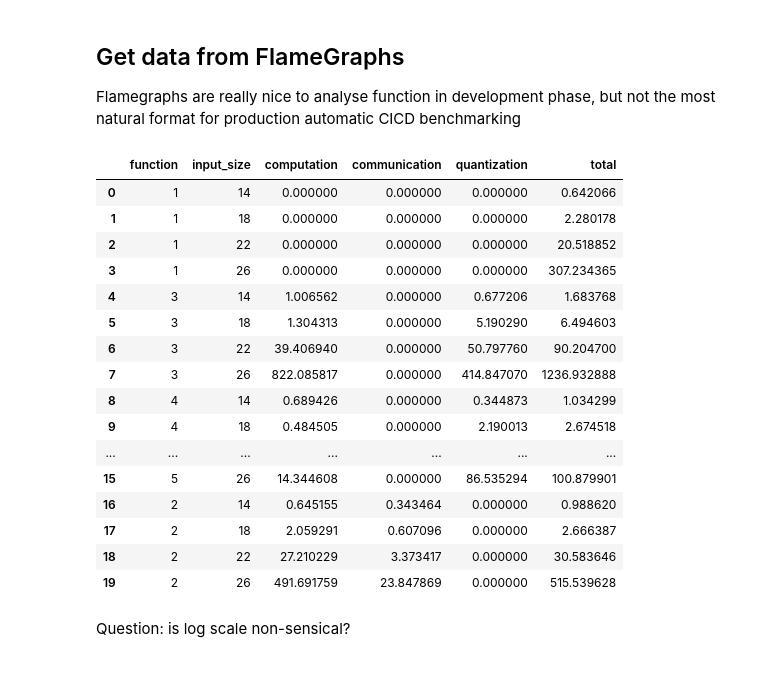
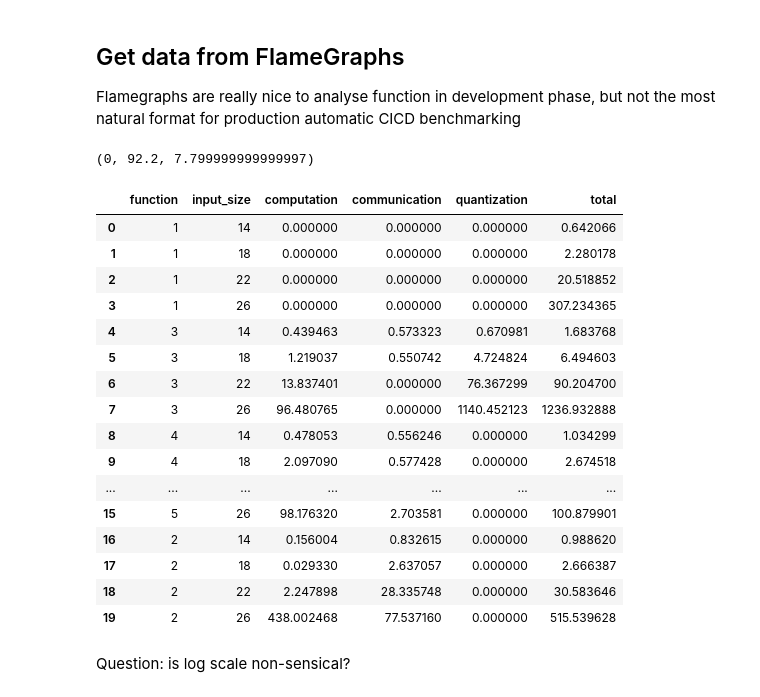
Before and after one commit to gessfred/gRPC, a Jupyter notebook: benchmarks/BenchViz.ipynb, the cells around one changed output. Saved outputs shown, nothing was run; the diff lists cells and outputs as text; code cells hidden in the pictures.

```diff
--- a/benchmarks/BenchViz.ipynb
+++ b/benchmarks/BenchViz.ipynb
@@ -45,24 +45,29 @@ runtimes = {
     'par24': allreduce_quant24_runtimes,
     'ar': allreduce_runtimes,
 }
+# %%
+def breakdown_of(graph, run='run:42'):
+    with open(graph) as svg:
+        quantization = [':137', ':142', ':154', ':150']
+        quantization = list(map(lambda s: 'all_reduce.py'+s, quantization))
+        quantization = ['quantize']
+        communication = ['isend', 'recv']
+        soup = BeautifulSoup(svg, 'lxml-xml')
+        titles = soup.findAll('title')
+        def percentage_of(trace):
+            matches = [title for title in titles if title.string.find(trace) != -1]
+            matches = list(map(lambda tag: tag.string, matches))
+            #percentage = sum(list(map(lambda trace: float(''.join(list(trace.split(':')[-1].split(',')[1])[:-2])), matches)))
+            percentages = list(map(lambda trace: float(''.join(trace.split(':')[-1].split(',')[-1][:-2])), matches))
+            return sum(percentages)
+        bias = percentage_of(run)
+        communication = sum([percentage_of(part) for part in communication])# * 100 #/ bias
+        quantization = sum(list(map(percentage_of, quantization)))# * 100# / bias
+        return communication, quantization, 100 - communication - quantization
+breakdown_of('exp19/np-26.svg')
+# %% [output]
+(0, 92.2, 7.799999999999997)
 # %%
-def breakdown_of(graph, run='run:42'):
-    with open(graph) as svg:
-        quantization = [':139', ':144', ':154', ':158']
-        quantization = list(map(lambda s: 'allreduce_quant'+s, quantization))
-        communication = ['allreduce:126', 'allreduce:128', 'allreduce:131', 'allreduce:116', 'allreduce:119', 'allreduce:122']
-        soup = BeautifulSoup(svg, 'lxml-xml')
-        titles = soup.findAll('title')
-        def percentage_of(trace):
-            matches = [title for title in titles if title.string.find(trace) != -1]
-            matches = list(map(lambda tag: tag.string, matches))
-            #percentage = sum(list(map(lambda trace: float(''.join(list(trace.split(':')[-1].split(',')[1])[:-2])), matches)))
-            percentages = list(map(lambda trace: float(''.join(trace.split(':')[-1].split(',')[-1][:-2])), matches))
-            return sum(percentages)
-        bias = percentage_of(run)
-        communication = sum([percentage_of(part) for part in communication]) * 100 / bias
-        quantization = sum(list(map(percentage_of, quantization))) * 100 / bias
-        return communication, quantization, 100 - communication - quantization
 #np.array([np.array() for fn in ['np']])
 df = {
     'function': [],
@@ -78,46 +83,46 @@ fcode = {
     'ext': 4,
     'par24': 5,
     'ar': 2,
 }
 for fn, rt in [('baseline', baseline_runtimes)]:
     for k, input_size in enumerate(range(14, 27, 4)):
         df['function'].append(fcode[fn])
         df['input_size'].append(input_size)
         df['computation'].append(0)
         df['communication'].append(0)
         df['quantization'].append(0)
         df['total'].append(rt[k])
 for fn in ['np', 'ext', 'par24', 'ar']:
     for k, input_size in enumerate(range(14, 27, 4)):
-        com, q, cmp = breakdown_of('exp17dec/{}-{}.svg'.format(fn, input_size))
+        com, q, cmp = breakdown_of('exp19/{}-{}.svg'.format(fn, input_size))
         rt = runtimes[fn][k]
         df['function'].append(fcode[fn])
         df['input_size'].append(input_size)
         df['computation'].append(cmp * rt / 100)
         df['communication'].append(com * rt / 100)
         df['quantization'].append(q * rt / 100)
         df['total'].append((cmp+com+q)*rt/100)
 
 df = pd.DataFrame.from_dict(df)
 df
 # %% [output]
 |  | function | input_size | computation | communication | quantization | total |
 | 0 | 1 | 14 | 0.000000 | 0.000000 | 0.000000 | 0.642066 |
 | 1 | 1 | 18 | 0.000000 | 0.000000 | 0.000000 | 2.280178 |
 | 2 | 1 | 22 | 0.000000 | 0.000000 | 0.000000 | 20.518852 |
 | 3 | 1 | 26 | 0.000000 | 0.000000 | 0.000000 | 307.234365 |
-| 4 | 3 | 14 | 1.006562 | 0.000000 | 0.677206 | 1.683768 |
-| 5 | 3 | 18 | 1.304313 | 0.000000 | 5.190290 | 6.494603 |
-| 6 | 3 | 22 | 39.406940 | 0.000000 | 50.797760 | 90.204700 |
-| 7 | 3 | 26 | 822.085817 | 0.000000 | 414.847070 | 1236.932888 |
-| 8 | 4 | 14 | 0.689426 | 0.000000 | 0.344873 | 1.034299 |
-| 9 | 4 | 18 | 0.484505 | 0.000000 | 2.190013 | 2.674518 |
+| 4 | 3 | 14 | 0.439463 | 0.573323 | 0.670981 | 1.683768 |
+| 5 | 3 | 18 | 1.219037 | 0.550742 | 4.724824 | 6.494603 |
+| 6 | 3 | 22 | 13.837401 | 0.000000 | 76.367299 | 90.204700 |
+| 7 | 3 | 26 | 96.480765 | 0.000000 | 1140.452123 | 1236.932888 |
+| 8 | 4 | 14 | 0.478053 | 0.556246 | 0.000000 | 1.034299 |
+| 9 | 4 | 18 | 2.097090 | 0.577428 | 0.000000 | 2.674518 |
 | ... | ... | ... | ... | ... | ... | ... |
-| 15 | 5 | 26 | 14.344608 | 0.000000 | 86.535294 | 100.879901 |
-| 16 | 2 | 14 | 0.645155 | 0.343464 | 0.000000 | 0.988620 |
-| 17 | 2 | 18 | 2.059291 | 0.607096 | 0.000000 | 2.666387 |
-| 18 | 2 | 22 | 27.210229 | 3.373417 | 0.000000 | 30.583646 |
-| 19 | 2 | 26 | 491.691759 | 23.847869 | 0.000000 | 515.539628 |
+| 15 | 5 | 26 | 98.176320 | 2.703581 | 0.000000 | 100.879901 |
+| 16 | 2 | 14 | 0.156004 | 0.832615 | 0.000000 | 0.988620 |
+| 17 | 2 | 18 | 0.029330 | 2.637057 | 0.000000 | 2.666387 |
+| 18 | 2 | 22 | 2.247898 | 28.335748 | 0.000000 | 30.583646 |
+| 19 | 2 | 26 | 438.002468 | 77.537160 | 0.000000 | 515.539628 |
 # %% [markdown]
 Question: is log scale non-sensical?
 # %%
```
Also changed, not shown: parts of 5 cells of this notebook, 4 other files.
